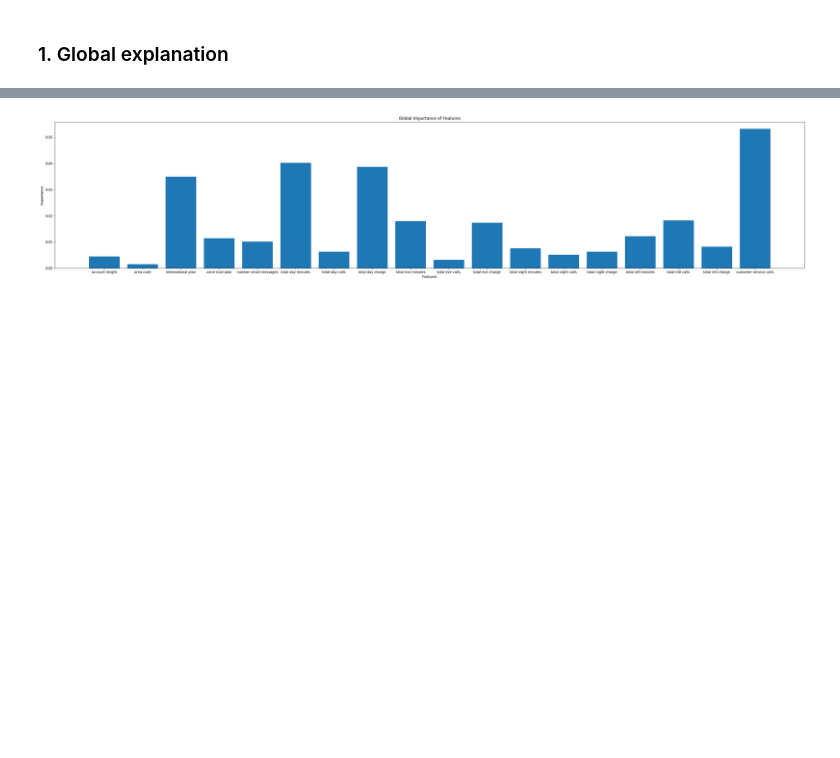
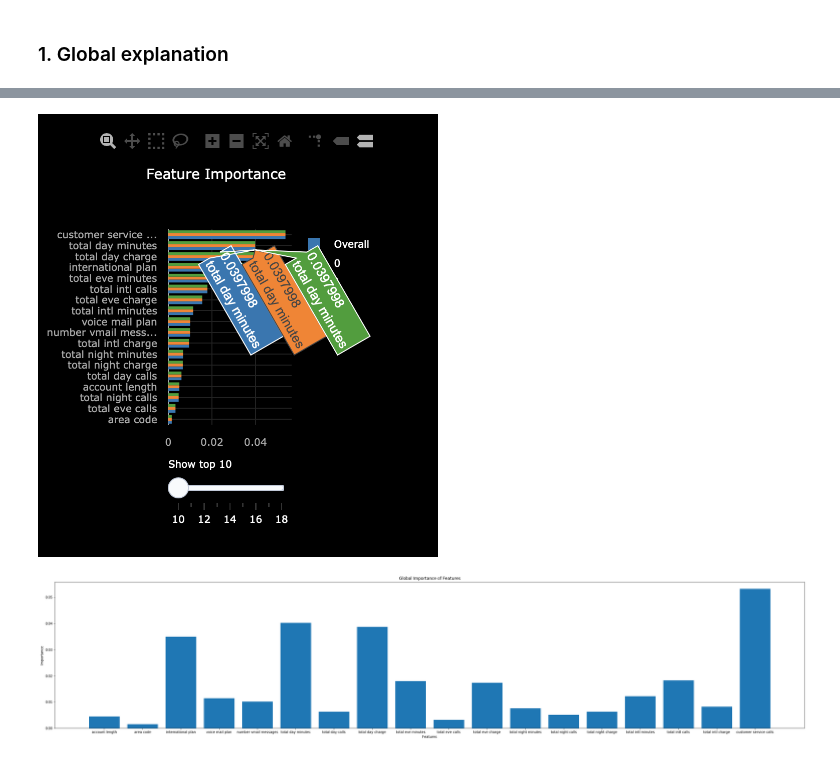
Before and after one commit to katiehouse3/microsoft-azure-ml-notebooks, a Jupyter notebook: telecom-churn/Telecom Churn.ipynb, the cells around one changed output, grey strips where cells are left out. Saved outputs shown, nothing was run; the diff lists cells and outputs as text; code cells hidden in the pictures; blank space fills up the shorter version.

```diff
--- a/telecom-churn/Telecom Churn.ipynb
+++ b/telecom-churn/Telecom Churn.ipynb
@@ -502,3 +507,8 @@ When we upload the model explanation to the cloud, you can visualise the explana
+# %%
+from IPython.display import Image
+Image(filename='viz.png',width=400)
+# %% [output]
+[figure, added]
 # %%
 # When you pass nothing in the paranthesis of this function, it returns all the features
 # already ranked as per its importance, or else you can specify a value to fetch
```
Also changed, not shown: parts of 3 cells of this notebook.
